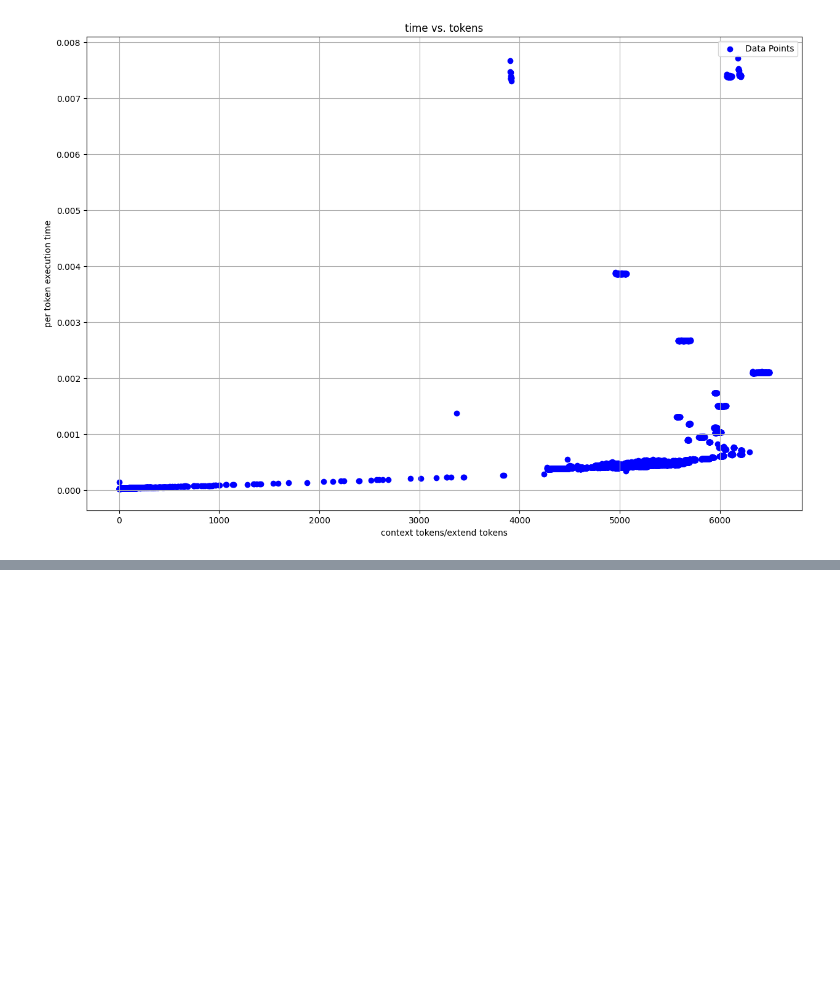
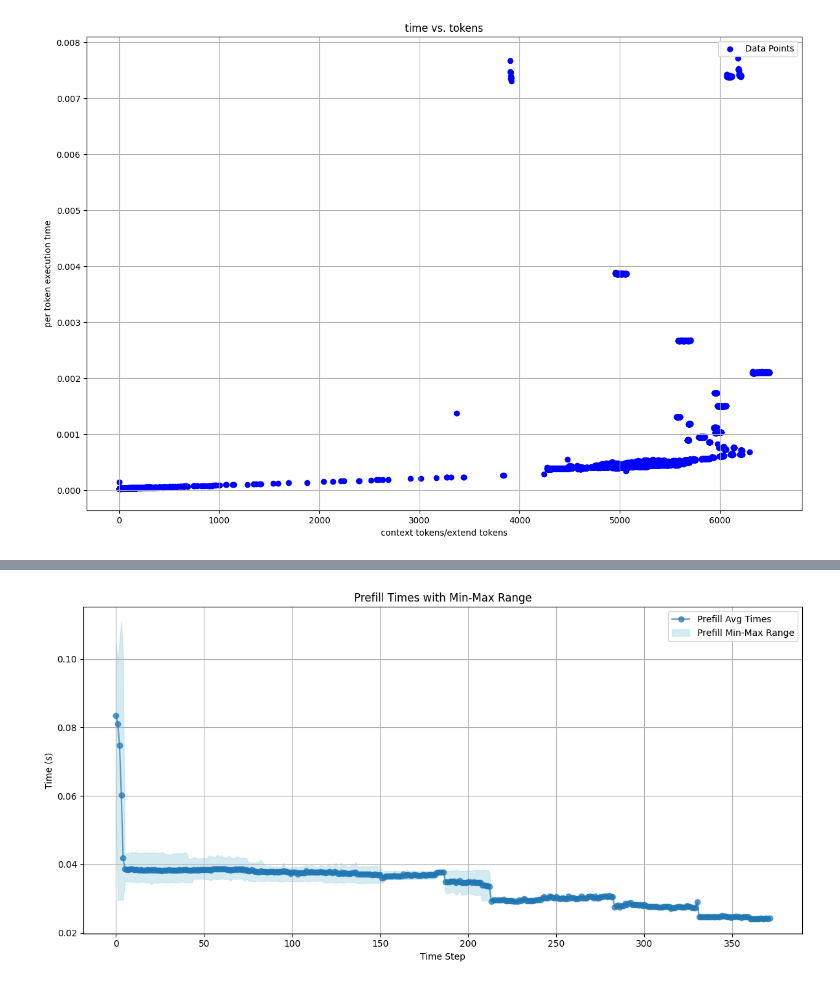
Before and after one commit to flyinglandlord/sglang, a Jupyter notebook: playground.ipynb, the cells around one changed output, grey strips where cells are left out. Drawn from its saved outputs; the diff is of its cells as text; code cells hidden in the pictures; blank space fills up the shorter version.

```diff
--- a/playground.ipynb
+++ b/playground.ipynb
@@ -326,0 +392,87 @@ plt.grid(True)
+# %%
+# 初始化 prefill 和 decode 的时间序列
+prefill_avg_times, prefill_min_times, prefill_max_times = [], [], []
+decode_avg_times, decode_min_times, decode_max_times = [], [], []
+
+# 计算 prefill 的平均值、最小值和最大值
+max_prefill_steps = max(len(values) for values in prefill.values())
+print(len(prefill.keys()))
+for t in range(max_prefill_steps):
+    prefill_times_at_t = [values[t] for values in prefill.values() if t < len(values)]
+    if prefill_times_at_t:
+        prefill_avg_times.append(sum(prefill_times_at_t) / len(prefill_times_at_t))
+        prefill_min_times.append(min(prefill_times_at_t))
+        prefill_max_times.append(max(prefill_times_at_t))
+    else:
+        prefill_avg_times.append(None)
+        prefill_min_times.append(None)
+        prefill_max_times.append(None)
+
+# 计算 decode 的平均值、最小值和最大值
+max_decode_steps = max(len(values) for values in decode.values())
+for t in range(max_decode_steps):
+    decode_times_at_t = [values[t] for values in decode.values() if t < len(values)]
+    if decode_times_at_t:
+        decode_avg_times.append(sum(decode_times_at_t) / len(decode_times_at_t))
+        decode_min_times.append(min(decode_times_at_t))
+        decode_max_times.append(max(decode_times_at_t))
+    else:
+        decode_avg_times.append(None)
+        decode_min_times.append(None)
+        decode_max_times.append(None)
+
+# 绘制 Prefill 图表
+plt.figure(figsize=(12, 6))
+time_steps_prefill = range(max_prefill_steps)
+plt.plot(
+    time_steps_prefill,
+    [t if t is not None else 0 for t in prefill_avg_times],
+    label="Prefill Avg Times",
+    marker="o",
+    linestyle="-",
+    alpha=0.7,
+)
+plt.fill_between(
+    time_steps_prefill,
+    [t if t is not None else 0 for t in prefill_min_times],
+    [t if t is not None else 0 for t in prefill_max_times],
+    color="lightblue",
+    alpha=0.5,
+    label="Prefill Min-Max Range",
+)
+plt.xlabel("Time Step")
+plt.ylabel("Time (s)")
+plt.title("Prefill Times with Min-Max Range")
+plt.legend()
+plt.grid()
+plt.tight_layout()
+plt.show()
+
+# 绘制 Decode 图表
+plt.figure(figsize=(12, 6))
+time_steps_decode = range(max_decode_steps)
+plt.plot(
+    time_steps_decode,
+    [t if t is not None else 0 for t in decode_avg_times],
+    label="Decode Avg Times",
+    marker="o",
+    linestyle="--",
+    alpha=0.7,
+    color="orange",
+)
+plt.fill_between(
+    time_steps_decode,
+    [t if t is not None else 0 for t in decode_min_times],
+    [t if t is not None else 0 for t in decode_max_times],
+    color="navajowhite",
+    alpha=0.5,
+    label="Decode Min-Max Range",
+)
+plt.xlabel("Time Step")
+plt.ylabel("Time (s)")
+plt.title("Decode Times with Min-Max Range")
+plt.legend()
+plt.grid()
+plt.tight_layout()
+plt.show()
+# %% [output]
@@ -326,0 +480 @@ plt.grid(True)
+[figure, added]
```
Also changed, not shown: parts of 7 cells of this notebook, 6 other files.
